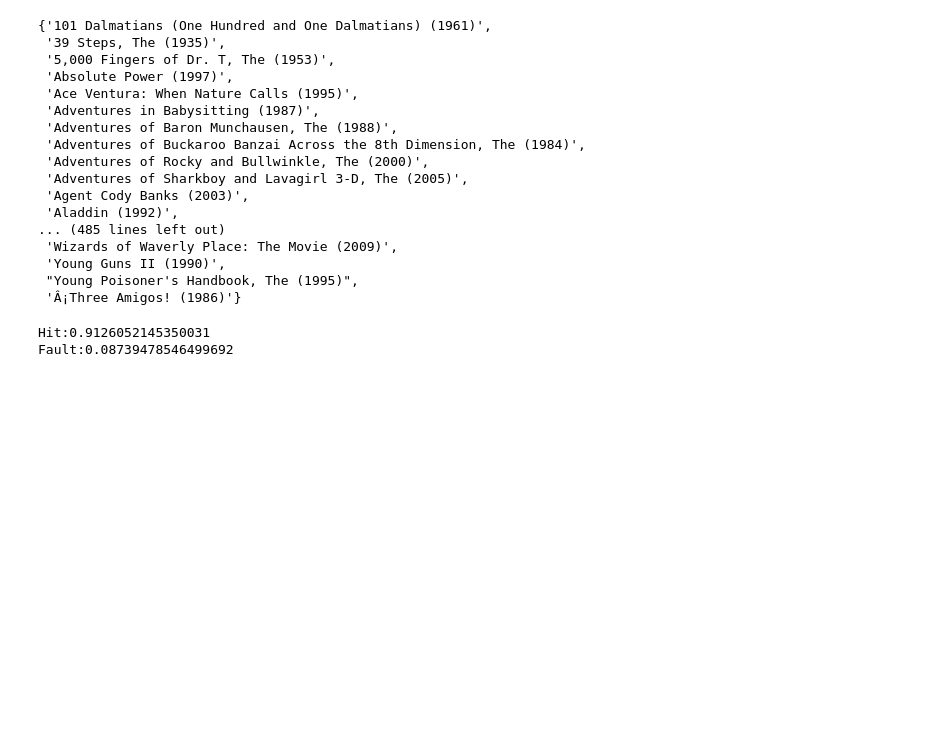
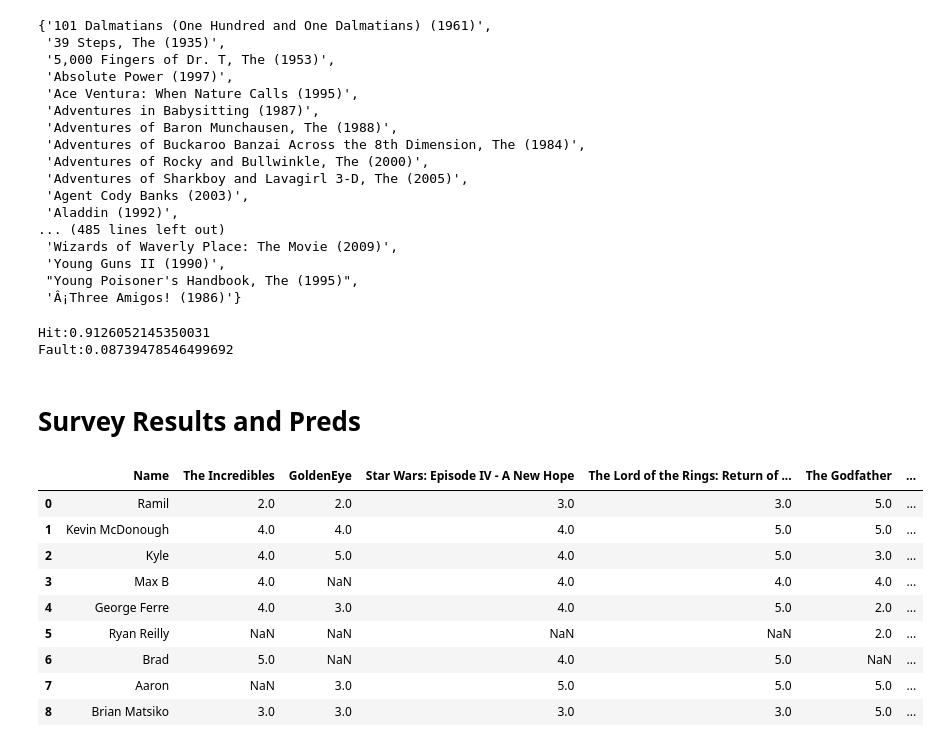
Before and after one commit to vchen-98/dsc_phase_4_proj, a Jupyter notebook: vc_alternatives.ipynb, the cells around one changed output. Drawn from its saved outputs; the diff is of its cells as text; code cells hidden in the pictures; blank space fills up the shorter version.

```diff
--- a/vc_alternatives.ipynb
+++ b/vc_alternatives.ipynb
@@ -582,3 +588,7 @@ print("Fault:" + str(false_count/total))
 # %% [output]
 Hit:0.9126052145350031
 Fault:0.08739478546499692
+# %% [markdown]
+# Survey Results and Preds
+# %%
+survey = pd.read_csv('small_data/ml-latest-small/survey_responses.csv')
@@ -584,0 +597,13 @@ Fault:0.08739478546499692
+# %%
+survey
+# %% [output]
+|  | Name | The Incredibles | GoldenEye | Star Wars: Episode IV - A New Hope | The Lord of the Rings: Return of ... | The Godfather | ... |
+| 0 | Ramil | 2.0 | 2.0 | 3.0 | 3.0 | 5.0 | ... |
+| 1 | Kevin McDonough | 4.0 | 4.0 | 4.0 | 5.0 | 5.0 | ... |
+| 2 | Kyle | 4.0 | 5.0 | 4.0 | 5.0 | 3.0 | ... |
+| 3 | Max B | 4.0 | NaN | 4.0 | 4.0 | 4.0 | ... |
+| 4 | George Ferre | 4.0 | 3.0 | 4.0 | 5.0 | 2.0 | ... |
+| 5 | Ryan Reilly | NaN | NaN | NaN | NaN | 2.0 | ... |
+| 6 | Brad | 5.0 | NaN | 4.0 | 5.0 | NaN | ... |
+| 7 | Aaron | NaN | 3.0 | 5.0 | 5.0 | 5.0 | ... |
+| 8 | Brian Matsiko | 3.0 | 3.0 | 3.0 | 3.0 | 5.0 | ... |
```
Also changed, not shown: parts of 15 cells of this notebook, 3 other files.
